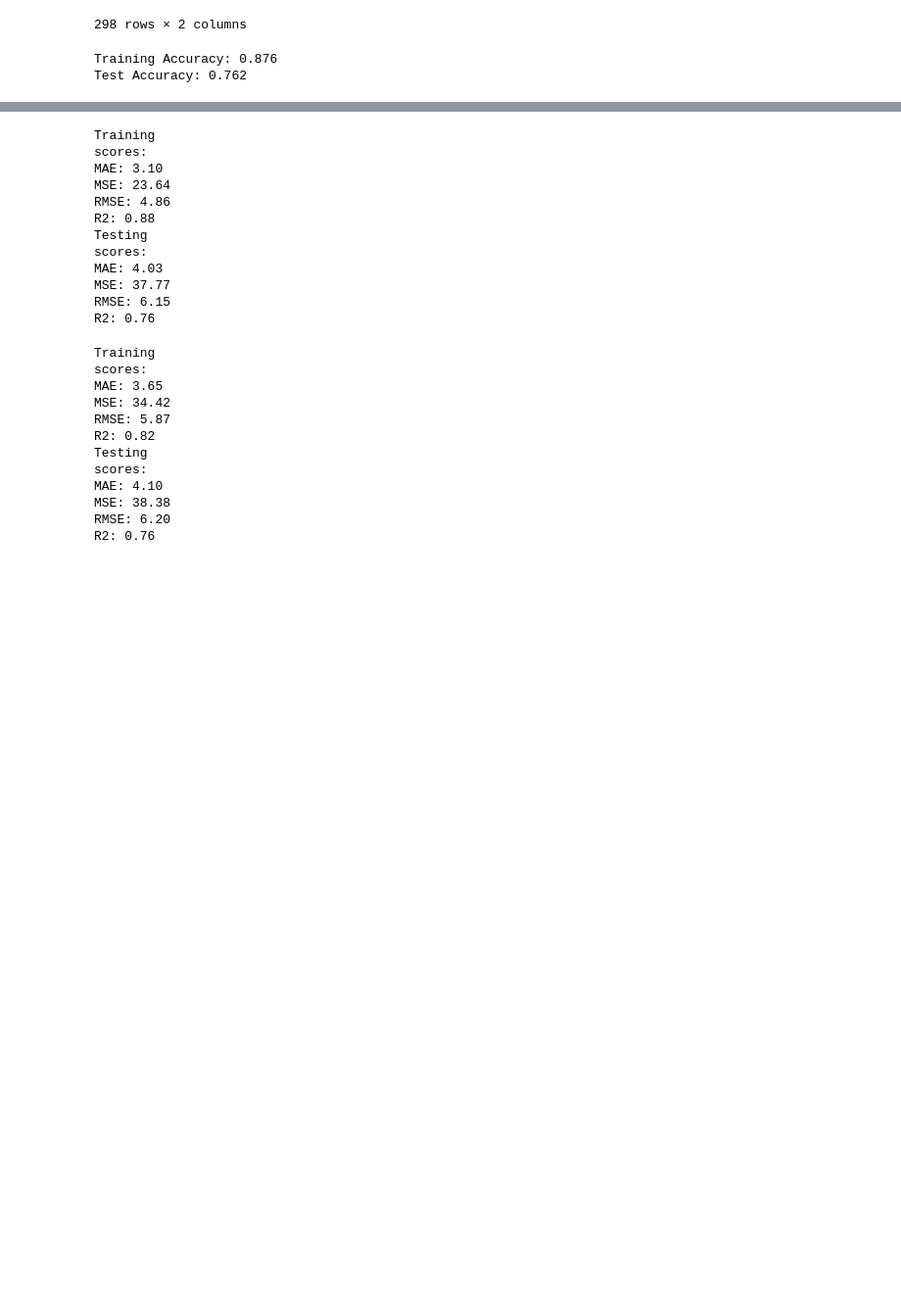
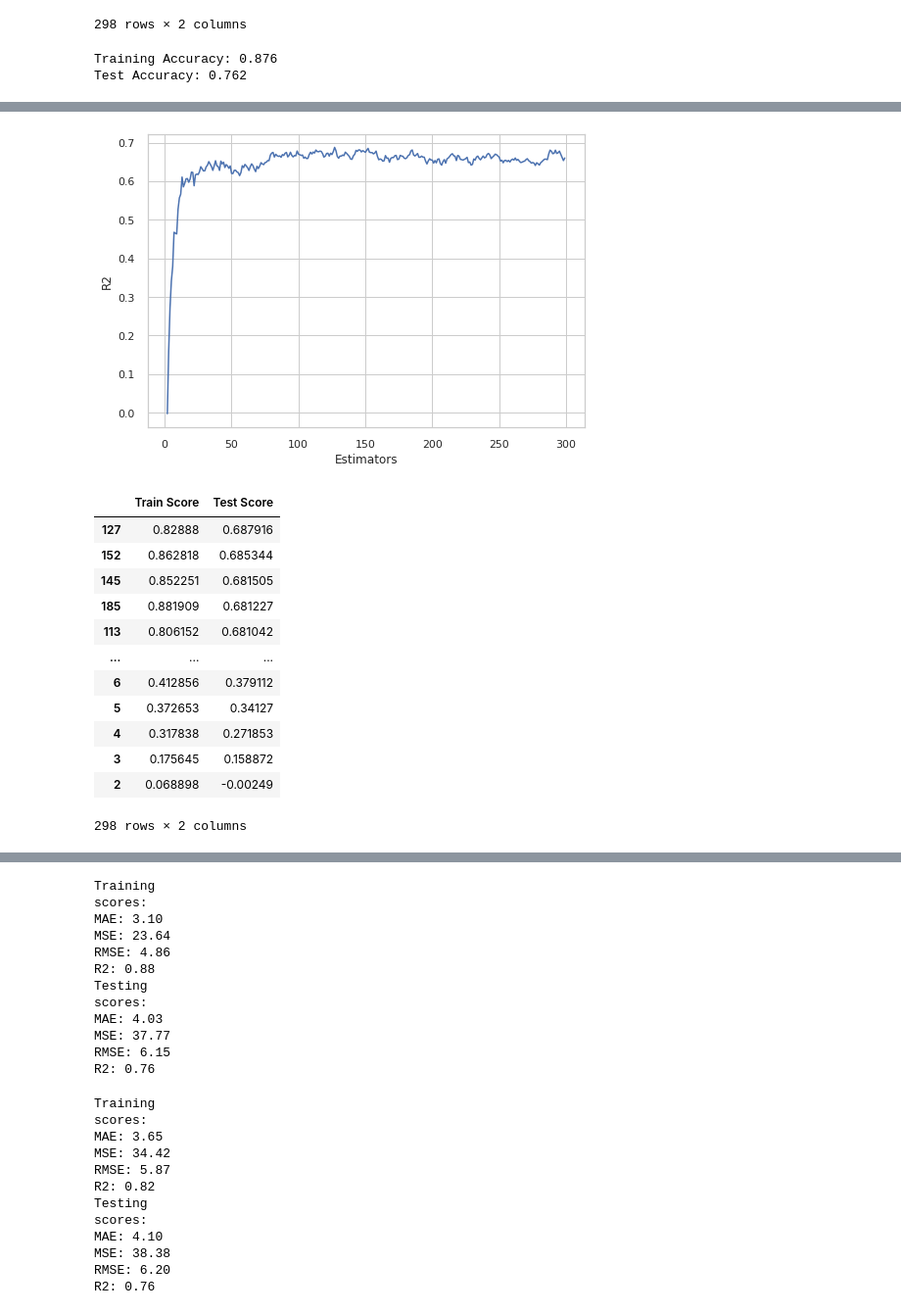
Before and after one commit to blakedshull/Project2, a Jupyter notebook: Project_2.ipynb, the cells around one changed output, grey strips where cells are left out. Shown: that part at 98% size. Saved outputs shown, nothing was run; the diff lists cells and outputs as text; code cells hidden in the pictures; blank space fills up the shorter version.

```diff
--- a/Project_2.ipynb
+++ b/Project_2.ipynb
@@ -1071,0 +1102,33 @@ The feature engineering had no substantial change in R2, but did slightly decrea
+# %%
+samples_proc2 = list(range(2, 300))
+bag_scores2_proc2 = pd.DataFrame(index=samples_proc2, columns=['Train Score', 'Test Score'])
+for sample_proc2 in samples_proc2:
+   bag_reg_fin_p2 = BaggingRegressor(max_samples=sample_proc2, random_state=42, n_estimators=40)
+   bag_reg_fin_proc2 = make_pipeline(preprocessor, pca, bag_reg_fin_p2)
+   bag_reg_fin_proc2.fit(X_train, y_train)
+   bag_train_score2_proc2 = bag_reg_fin_proc2.score(X_train, y_train)
+   bag_test_score2_proc2 = bag_reg_fin_proc2.score(X_test, y_test)
+   bag_scores2_proc2.loc[sample_proc2, 'Train Score'] = bag_train_score2_proc2
+   bag_scores2_proc2.loc[sample_proc2, 'Test Score'] = bag_test_score2_proc2
+
+plt.xlabel('Estimators')
+plt.ylabel('R2');
+plt.plot(bag_scores2_proc2['Test Score'])
+plt.show()
+bag_scores2_proc2 = bag_scores2_proc2.sort_values(by='Test Score', ascending=False)
+bag_scores2_proc2
+# %% [output]
+[figure, added]
+|  | Train Score | Test Score |
+| 127 | 0.82888 | 0.687916 |
+| 152 | 0.862818 | 0.685344 |
+| 145 | 0.852251 | 0.681505 |
+| 185 | 0.881909 | 0.681227 |
+| 113 | 0.806152 | 0.681042 |
+| ... | ... | ... |
+| 6 | 0.412856 | 0.379112 |
+| 5 | 0.372653 | 0.34127 |
+| 4 | 0.317838 | 0.271853 |
+| 3 | 0.175645 | 0.158872 |
+| 2 | 0.068898 | -0.00249 |
+298 rows × 2 columns
```
Also changed, not shown: parts of 8 cells of this notebook.
